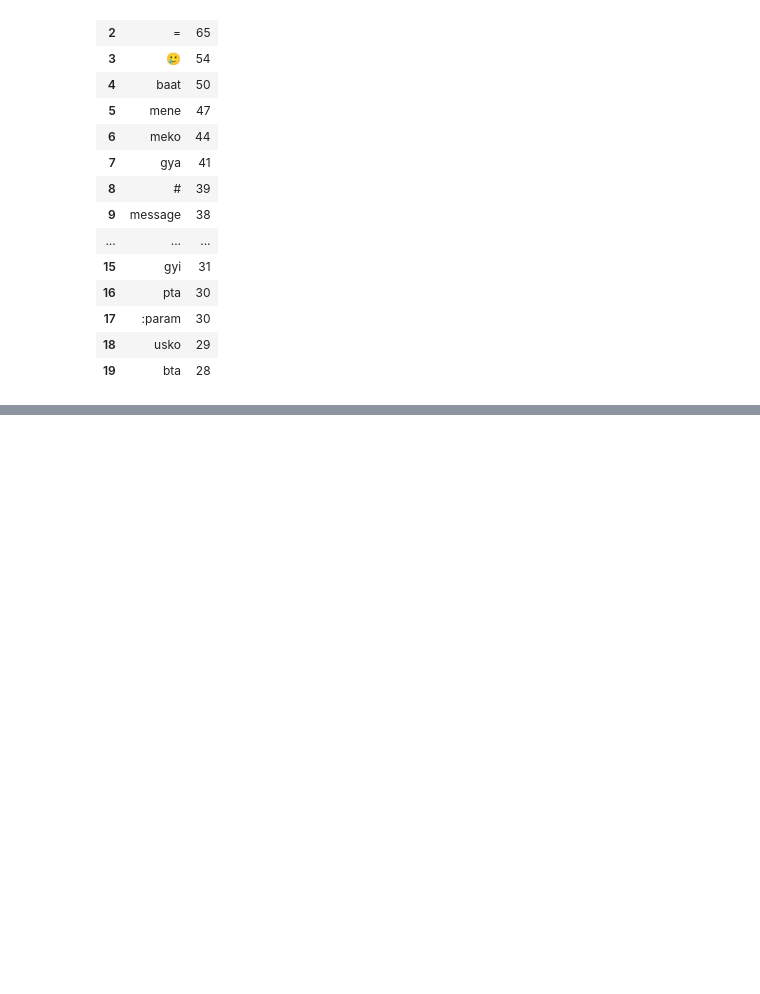
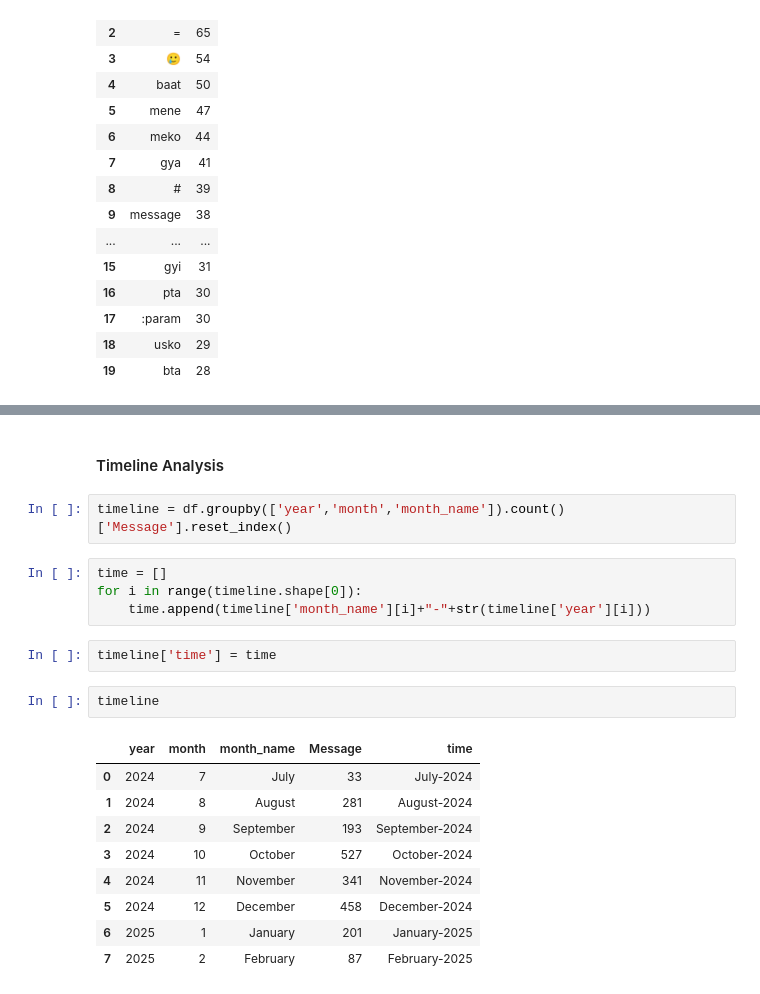
Before and after one commit to chakshugupta774/Whatsapp_Chat_Analysis, a Jupyter notebook: Whatsapp_Chat_analysis.ipynb, the cells around one changed output, grey strips where cells are left out. Saved outputs shown, nothing was run; the diff lists cells and outputs as text; blank space fills up the shorter version.

```diff
--- a/Whatsapp_Chat_analysis.ipynb
+++ b/Whatsapp_Chat_analysis.ipynb
@@ -359,0 +395,22 @@ pd.DataFrame(Counter(words).most_common(20))
+# %% [markdown]
+#### Timeline Analysis
+# %%
+timeline = df.groupby(['year','month','month_name']).count()['Message'].reset_index()
+# %%
+time = []
+for i in range(timeline.shape[0]):
+    time.append(timeline['month_name'][i]+"-"+str(timeline['year'][i]))
+# %%
+timeline['time'] = time
+# %%
+timeline
+# %% [output]
+|  | year | month | month_name | Message | time |
+| 0 | 2024 | 7 | July | 33 | July-2024 |
+| 1 | 2024 | 8 | August | 281 | August-2024 |
+| 2 | 2024 | 9 | September | 193 | September-2024 |
+| 3 | 2024 | 10 | October | 527 | October-2024 |
+| 4 | 2024 | 11 | November | 341 | November-2024 |
+| 5 | 2024 | 12 | December | 458 | December-2024 |
+| 6 | 2025 | 1 | January | 201 | January-2025 |
+| 7 | 2025 | 2 | February | 87 | February-2025 |
```
Also changed, not shown: parts of 13 cells of this notebook, 3 other files.
